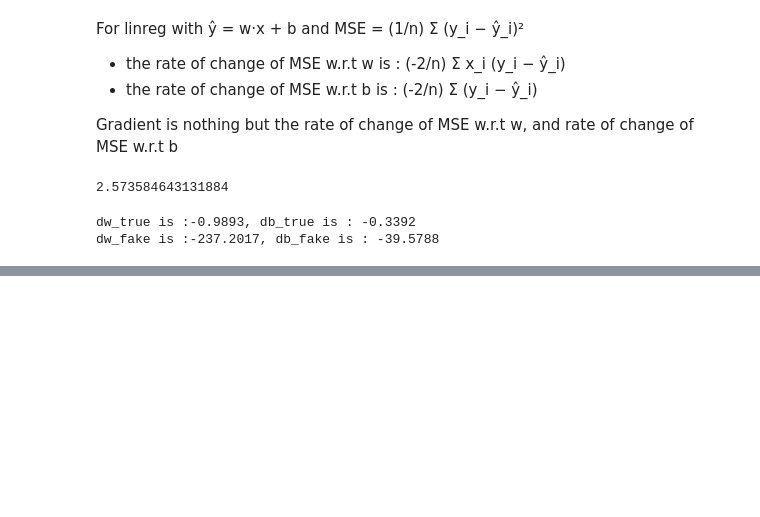
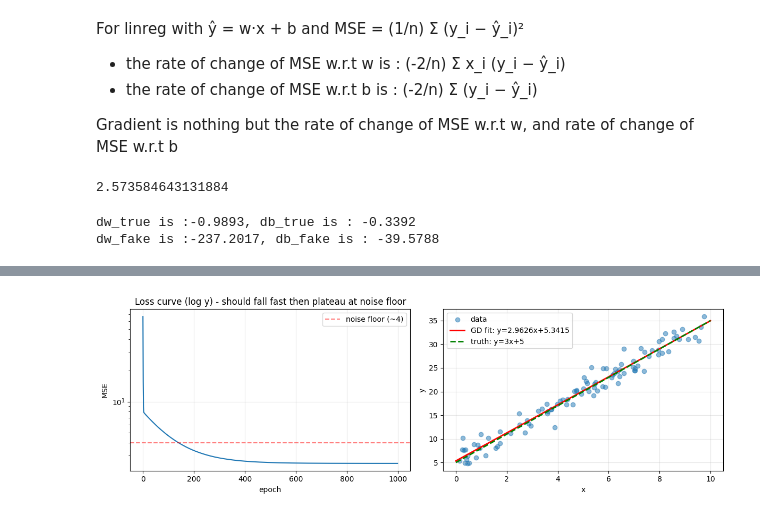
Before and after one commit to MastanSV/ai-engineering-journey, a Jupyter notebook: daily-notebooks/week-01/03-linreg-from-scratch-part2.ipynb, the cells around one changed output, grey strips where cells are left out. Drawn from its saved outputs; the diff is of its cells as text; code cells hidden in the pictures; blank space fills up the shorter version.

```diff
--- a/daily-notebooks/week-01/03-linreg-from-scratch-part2.ipynb
+++ b/daily-notebooks/week-01/03-linreg-from-scratch-part2.ipynb
@@ -115,0 +117,25 @@ w_hat : 2.96262217347947 truth_w : 3 | b_hat : 5.34149427026757 truth_b : 5
+# %%
+fig, axes = plt.subplots(1, 2, figsize=(12, 4))
+
+axes[0].plot(hist);
+axes[0].set_xlabel("epoch")
+axes[0].set_ylabel("MSE")
+axes[0].set_yscale("log")
+axes[0].set_title("Loss curve (log y) - should fall fast then plateau at noise floor")
+axes[0].grid(True, alpha=0.3)
+axes[0].axhline(y=4.0, color='red', linestyle='--', alpha=0.5, label='noise floor (~4)')
+axes[0].legend()
+
+axes[1].scatter(x, y, alpha=0.5, label='data')
+x_line = np.linspace(0, 10, 50)
+axes[1].plot(x_line, predict(w_hat, x_line, b_hat), 'r-', linewidth=2, label=f'GD fit: y={w_hat:.4f}x+{b_hat:.4f}')
+axes[1].plot(x_line, predict(3.0,x_line,5.0),'g--', linewidth=2, label='truth: y=3x+5')
+axes[1].set_xlabel("x")
+axes[1].set_ylabel("y")
+axes[1].legend()
+axes[1].grid(True, alpha=0.3)
+
+plt.tight_layout()
+plt.show()
+# %% [output]
+[figure, added]
```
Also changed, not shown: parts of 10 cells of this notebook.
